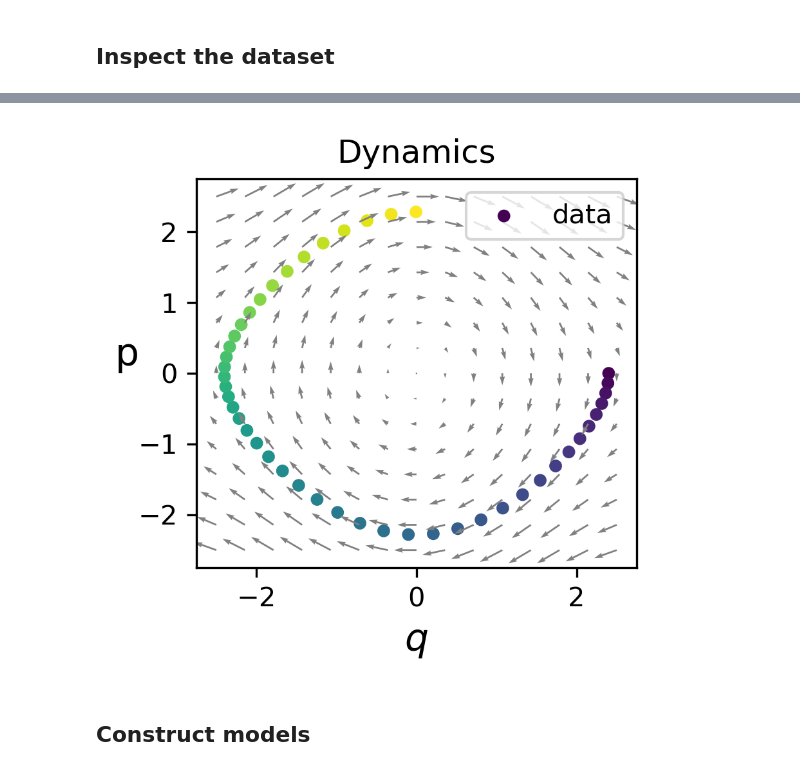
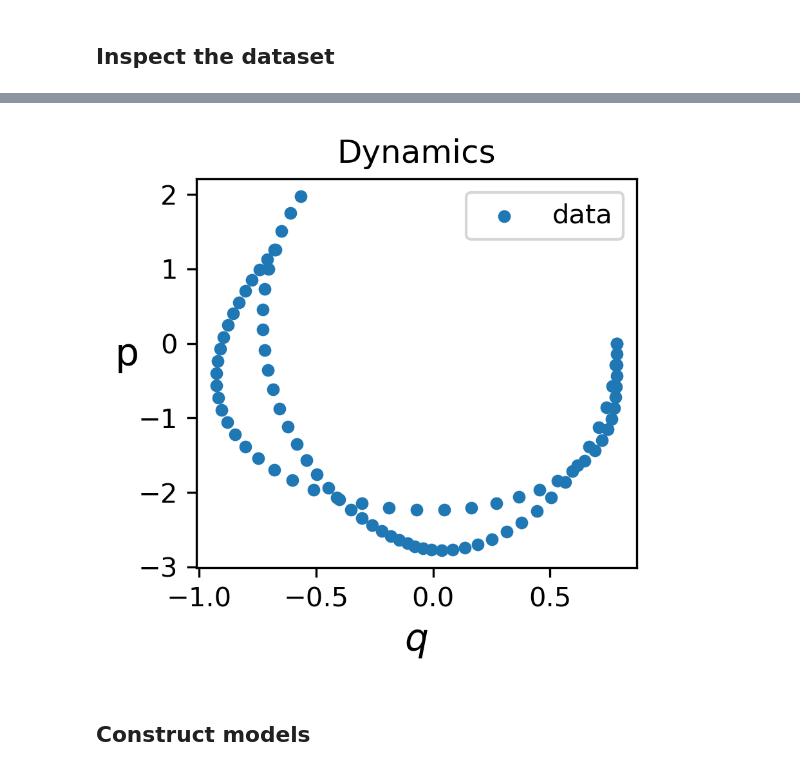
Before and after one commit to nranthony/hamiltonian-nn, a Jupyter notebook: analyze-doublepend.ipynb, the cells around one changed output, grey strips where cells are left out. Cells and saved outputs as stored; diff of their text form; code cells hidden in the pictures.

Commit message:
working train, data; notebooks mods en route

```diff
--- a/analyze-doublepend.ipynb
+++ b/analyze-doublepend.ipynb
@@ -3,14 +3,15 @@
 Neil Anthony
 # %%
 import torch, time, sys
-import autograd
-import autograd.numpy as np
+import jax
+import jax.numpy as jnp
+import numpy as np
 import matplotlib.pyplot as plt
 import matplotlib.image as mpimg
 import scipy.integrate
 solve_ivp = scipy.integrate.solve_ivp
 
-EXPERIMENT_DIR = './experiment-pend'
+EXPERIMENT_DIR = './experiment-doublepend'
 sys.path.append(EXPERIMENT_DIR)
 
 from data import get_dataset, get_field, get_trajectory, dynamics_fn, hamiltonian_fn
@@ -29,17 +30,17 @@ LINE_WIDTH = 2
 RK4 = ''
 
 def get_args():
-    return {'input_dim': 2,
+    return {'input_dim': 4,
          'hidden_dim': 200,
          'learn_rate': 1e-3,
          'nonlinearity': 'tanh',
          'total_steps': 2000,
          'field_type': 'solenoidal',
          'print_every': 200,
-         'name': 'pend',
+         'name': 'doublepend',
          'gridsize': 10,
          'input_noise': 0.5,
-         'seed': 0,
+         'key': jax.random.PRNGKey(42),
          'save_dir': './{}'.format(EXPERIMENT_DIR),
          'fig_dir': './figures'}
 
@@ -50,22 +68,23 @@ class ObjectView(object):
 # %%
-args = ObjectView(get_args())
-# np.random.seed(args.seed)
 R = 2.5
-field = get_field(xmin=-R, xmax=R, ymin=-R, ymax=R, gridsize=15)
-data = get_dataset()
-
+# field = get_field(xmin=-R, xmax=R, ymin=-R, ymax=R, gridsize=15)
+data = get_dataset(experiment_name=args.name, save_dir=args.save_dir, force_recalc=False)
 # plot config
 fig = plt.figure(figsize=(3, 3), facecolor='white', dpi=DPI)
 
-x, y, dx, dy, t = get_trajectory(radius=2.4, y0=np.array([2,0]), noise_std=0)
-plt.scatter(x,y,c=t,s=14, label='data')
-plt.quiver(field['x'][:,0], field['x'][:,1], field['dx'][:,0], field['dx'][:,1],
-           cmap='gray_r', color=(.5,.5,.5))
+x, y, dx, dy, t = get_trajectory(radius=2.4, noise_std=0, kwargs=args.__dict__)
+
+plt.scatter(x,y,
+            # c=t,
+            s=14,
+            label='data')
+# plt.quiver(field['x'][:,0], field['x'][:,1], field['dx'][:,0], field['dx'][:,1],
+#            cmap='gray_r', color=(.5,.5,.5))
 plt.xlabel("$q$", fontsize=14)
 plt.ylabel("p", rotation=0, fontsize=14)
 plt.title("Dynamics")
 plt.legend(loc='upper right')
 
 plt.tight_layout() ; plt.show()
-# fig.savefig(fig_dir + '/spring-task.png')
+# fig.savefig(fig_dir + '/doublepend-task.png')
 # %% [output]
@@ -72,4 +92,4 @@ plt.tight_layout() ; plt.show()
-[figure, old version]
+[figure, new version]
 # %% [markdown]
 ## Construct models
 # %%
```
Also changed, not shown: parts of 8 cells of this notebook, 2 other files.
